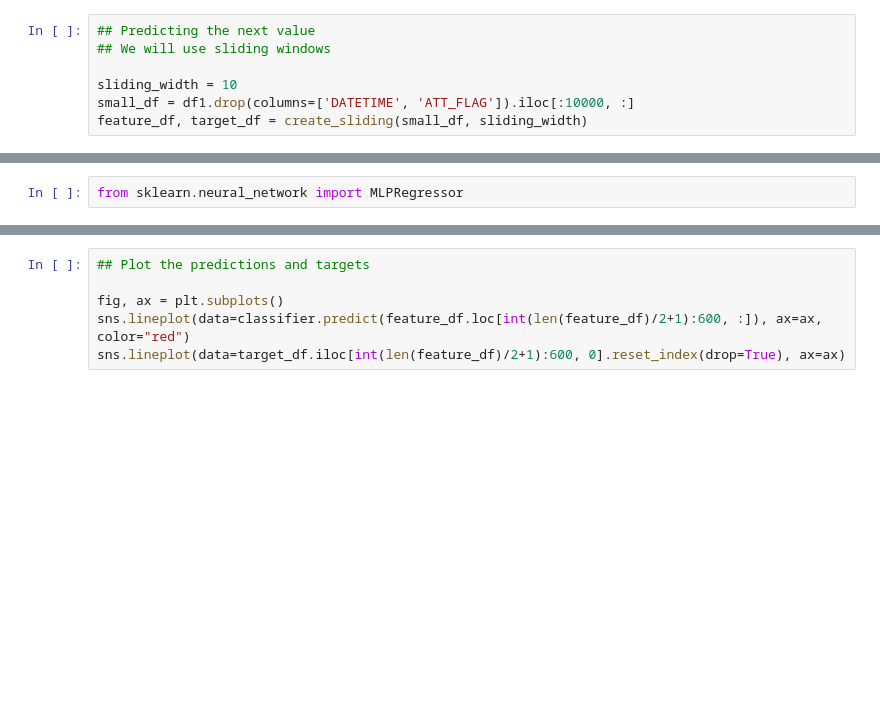
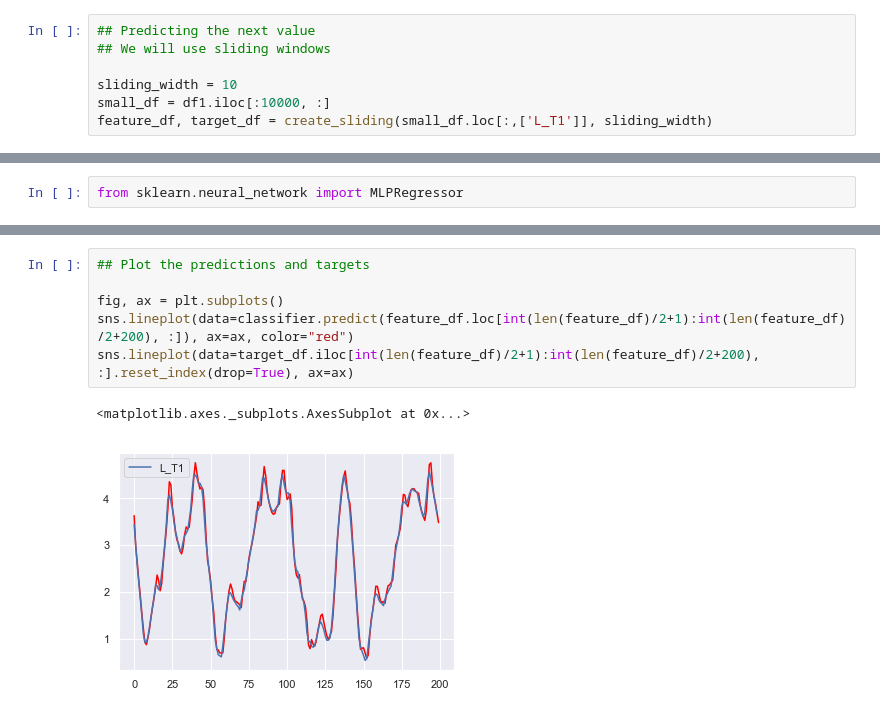
Before and after one commit to sebastiaansch/CDALab2, a Jupyter notebook: Assignment/FamiliarizationTask.ipynb, the cells around one changed output, grey strips where cells are left out. Saved outputs shown, nothing was run; the diff lists cells and outputs as text; blank space fills up the shorter version.

```diff
--- a/Assignment/FamiliarizationTask.ipynb
+++ b/Assignment/FamiliarizationTask.ipynb
@@ -138,5 +138,5 @@ def create_sliding(small_df, slide_size):
 ## We will use sliding windows
 
 sliding_width = 10
-small_df = df1.drop(columns=['DATETIME', 'ATT_FLAG']).iloc[:10000, :]
-feature_df, target_df = create_sliding(small_df, sliding_width)
+small_df = df1.iloc[:10000, :]
+feature_df, target_df = create_sliding(small_df.loc[:,['L_T1']], sliding_width)
@@ -150,6 +200,9 @@ classifier.fit(feature_df.iloc[:int(len(feature_df)/2)+1, :], target_df.loc[:int
 # %%
 ## Plot the predictions and targets
 
 fig, ax = plt.subplots()
-sns.lineplot(data=classifier.predict(feature_df.loc[int(len(feature_df)/2+1):600, :]), ax=ax, color="red")
-sns.lineplot(data=target_df.iloc[int(len(feature_df)/2+1):600, 0].reset_index(drop=True), ax=ax)
+sns.lineplot(data=classifier.predict(feature_df.loc[int(len(feature_df)/2+1):int(len(feature_df)/2+200), :]), ax=ax, color="red")
+sns.lineplot(data=target_df.iloc[int(len(feature_df)/2+1):int(len(feature_df)/2+200), :].reset_index(drop=True), ax=ax)
+# %% [output]
+<matplotlib.axes._subplots.AxesSubplot at 0x...>
+[figure, added]
```
Also changed, not shown: parts of 7 cells of this notebook, 1 other file.
